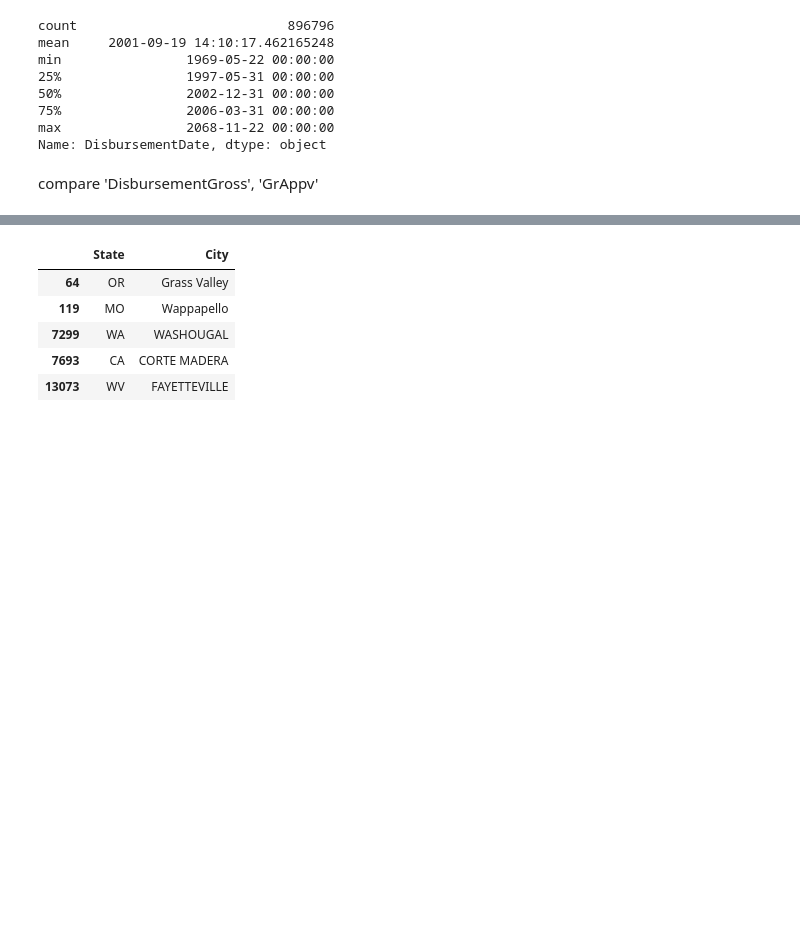
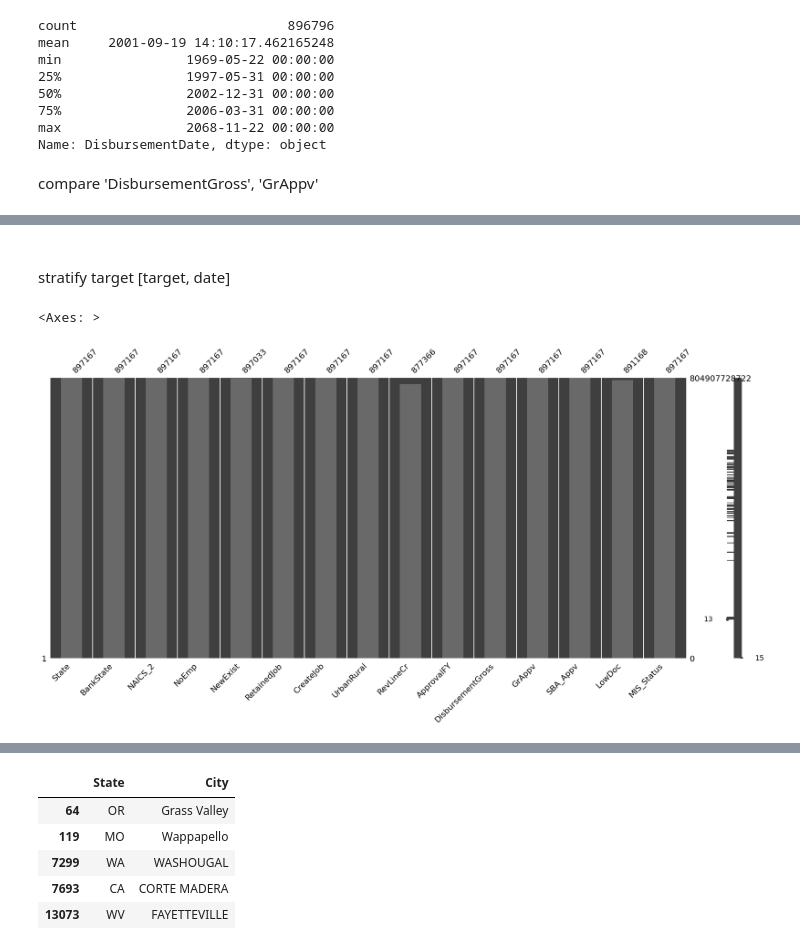
Before and after one commit to A-Delvoye/Brief04_USSBA_classification, a Jupyter notebook: data_analyse.ipynb, the cells around one changed output, grey strips where cells are left out. Saved outputs shown, nothing was run; the diff lists cells and outputs as text; code cells hidden in the pictures; blank space fills up the shorter version.

```diff
--- a/data_analyse.ipynb
+++ b/data_analyse.ipynb
@@ -180 +230,10 @@ RevLineCr        870113
 dtype: int64
+# %% [markdown]
+#
+stratify target [target, date]
+# %%
+msno.matrix(df2)
+msno.bar(df2)
+# %% [output]
+<Axes: >
+[figure, added]
```
Also changed, not shown: parts of 17 cells of this notebook.
